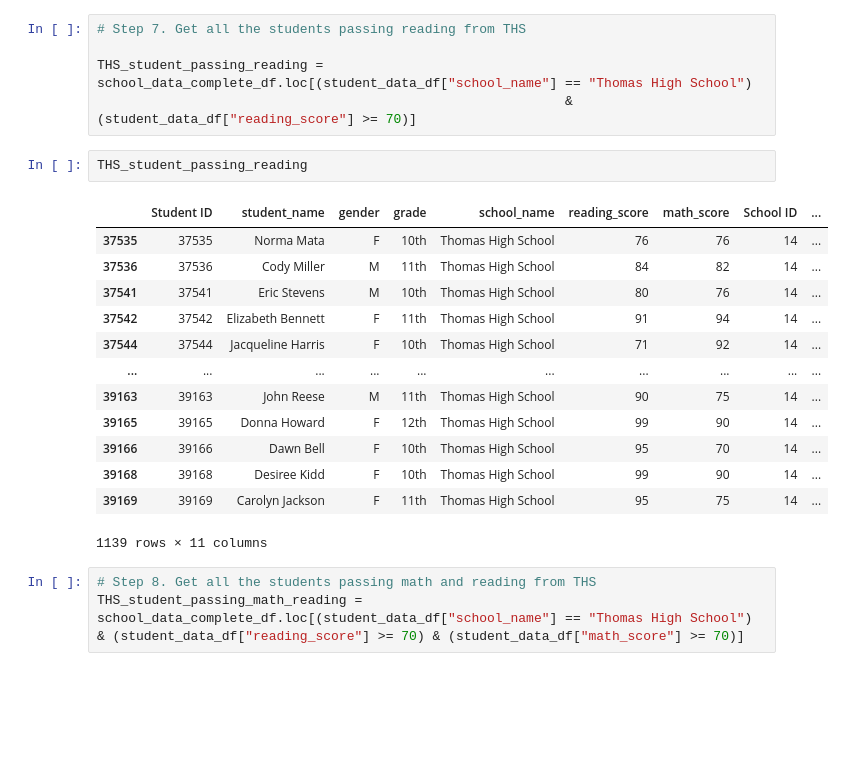
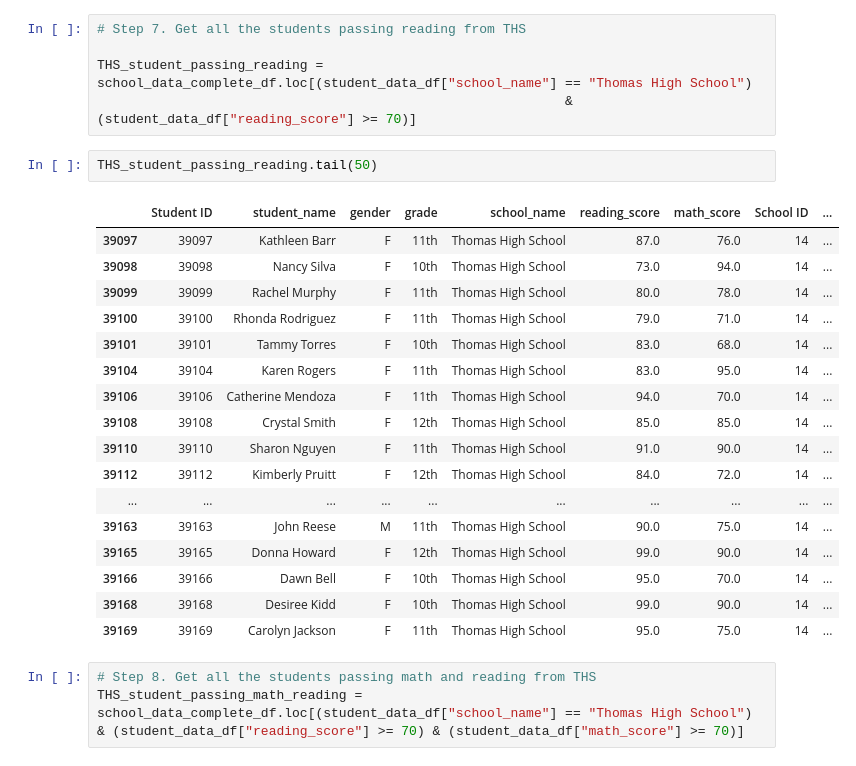
Before and after one commit to giraruba99/School_District_Analysis, a Jupyter notebook: PyCitySchools_Challenge.ipynb, the cells around one changed output. Drawn from its saved outputs; the diff is of its cells as text; blank space fills up the shorter version.

```diff
--- a/PyCitySchools_Challenge.ipynb
+++ b/PyCitySchools_Challenge.ipynb
@@ -441,21 +450,25 @@ THS_student_passing_math
 THS_student_passing_reading = school_data_complete_df.loc[(student_data_df["school_name"] == "Thomas High School")
                                                             & (student_data_df["reading_score"] >= 70)]
 # %%
-THS_student_passing_reading
+THS_student_passing_reading.tail(50)
 # %% [output]
 |  | Student ID | student_name | gender | grade | school_name | reading_score | math_score | School ID | ... |
-| 37535 | 37535 | Norma Mata | F | 10th | Thomas High School | 76 | 76 | 14 | ... |
-| 37536 | 37536 | Cody Miller | M | 11th | Thomas High School | 84 | 82 | 14 | ... |
-| 37541 | 37541 | Eric Stevens | M | 10th | Thomas High School | 80 | 76 | 14 | ... |
-| 37542 | 37542 | Elizabeth Bennett | F | 11th | Thomas High School | 91 | 94 | 14 | ... |
-| 37544 | 37544 | Jacqueline Harris | F | 10th | Thomas High School | 71 | 92 | 14 | ... |
+| 39097 | 39097 | Kathleen Barr | F | 11th | Thomas High School | 87.0 | 76.0 | 14 | ... |
+| 39098 | 39098 | Nancy Silva | F | 10th | Thomas High School | 73.0 | 94.0 | 14 | ... |
+| 39099 | 39099 | Rachel Murphy | F | 11th | Thomas High School | 80.0 | 78.0 | 14 | ... |
+| 39100 | 39100 | Rhonda Rodriguez | F | 11th | Thomas High School | 79.0 | 71.0 | 14 | ... |
+| 39101 | 39101 | Tammy Torres | F | 10th | Thomas High School | 83.0 | 68.0 | 14 | ... |
+| 39104 | 39104 | Karen Rogers | F | 11th | Thomas High School | 83.0 | 95.0 | 14 | ... |
+| 39106 | 39106 | Catherine Mendoza | F | 11th | Thomas High School | 94.0 | 70.0 | 14 | ... |
+| 39108 | 39108 | Crystal Smith | F | 12th | Thomas High School | 85.0 | 85.0 | 14 | ... |
+| 39110 | 39110 | Sharon Nguyen | F | 11th | Thomas High School | 91.0 | 90.0 | 14 | ... |
+| 39112 | 39112 | Kimberly Pruitt | F | 12th | Thomas High School | 84.0 | 72.0 | 14 | ... |
 | ... | ... | ... | ... | ... | ... | ... | ... | ... | ... |
-| 39163 | 39163 | John Reese | M | 11th | Thomas High School | 90 | 75 | 14 | ... |
-| 39165 | 39165 | Donna Howard | F | 12th | Thomas High School | 99 | 90 | 14 | ... |
-| 39166 | 39166 | Dawn Bell | F | 10th | Thomas High School | 95 | 70 | 14 | ... |
-| 39168 | 39168 | Desiree Kidd | F | 10th | Thomas High School | 99 | 90 | 14 | ... |
-| 39169 | 39169 | Carolyn Jackson | F | 11th | Thomas High School | 95 | 75 | 14 | ... |
+| 39163 | 39163 | John Reese | M | 11th | Thomas High School | 90.0 | 75.0 | 14 | ... |
+| 39165 | 39165 | Donna Howard | F | 12th | Thomas High School | 99.0 | 90.0 | 14 | ... |
+| 39166 | 39166 | Dawn Bell | F | 10th | Thomas High School | 95.0 | 70.0 | 14 | ... |
+| 39168 | 39168 | Desiree Kidd | F | 10th | Thomas High School | 99.0 | 90.0 | 14 | ... |
+| 39169 | 39169 | Carolyn Jackson | F | 11th | Thomas High School | 95.0 | 75.0 | 14 | ... |
-1139 rows × 11 columns
 # %%
 # Step 8. Get all the students passing math and reading from THS
 THS_student_passing_math_reading = school_data_complete_df.loc[(student_data_df["school_name"] == "Thomas High School") & (student_data_df["reading_score"] >= 70) & (student_data_df["math_score"] >= 70)]
```
Also changed, not shown: parts of 26 cells of this notebook, 1 other file.
